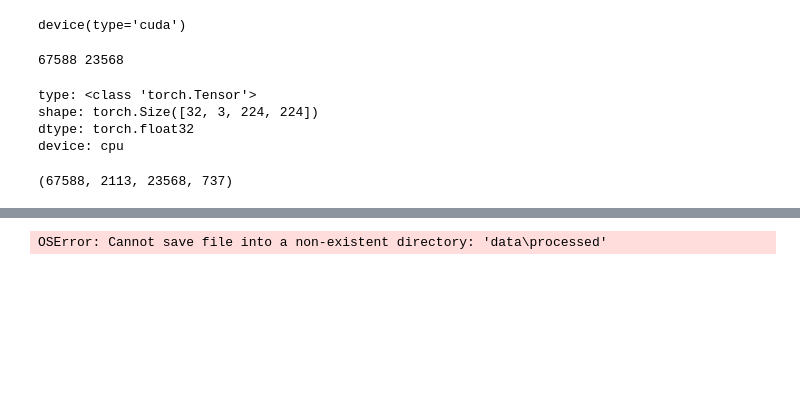
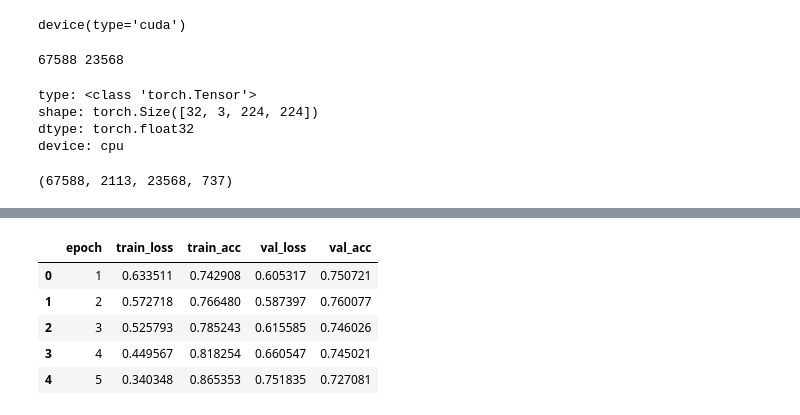
Before and after one commit to cheaheekyung/scalp-vision-agent, a Jupyter notebook: notebooks/01_cnn_baseline.ipynb, the cells around one changed output, grey strips where cells are left out. Saved outputs shown, nothing was run; the diff lists cells and outputs as text; code cells hidden in the pictures; blank space fills up the shorter version.

```diff
--- a/notebooks/01_cnn_baseline.ipynb
+++ b/notebooks/01_cnn_baseline.ipynb
@@ -152,18 +186,23 @@ FileNotFoundError: [Errno 2] No such file or directory: 'docs/baseline_loss_curv
 # %%
 import pandas as pd
 
 df_hist = pd.DataFrame({
     "epoch": list(epochs),
     "train_loss": history["train_loss"],
     "train_acc":  history["train_acc"],
     "val_loss":   history["val_loss"],
     "val_acc":    history["val_acc"],
 })
 
-df_hist.to_csv("data/processed/baseline_history.csv", index=False)
+df_hist.to_csv("../data/processed/baseline_history.csv", index=False)
 df_hist.head()
 # %% [output]
-OSError: Cannot save file into a non-existent directory: 'data\processed'
+|  | epoch | train_loss | train_acc | val_loss | val_acc |
+| 0 | 1 | 0.633511 | 0.742908 | 0.605317 | 0.750721 |
+| 1 | 2 | 0.572718 | 0.766480 | 0.587397 | 0.760077 |
+| 2 | 3 | 0.525793 | 0.785243 | 0.615585 | 0.746026 |
+| 3 | 4 | 0.449567 | 0.818254 | 0.660547 | 0.745021 |
+| 4 | 5 | 0.340348 | 0.865353 | 0.751835 | 0.727081 |
 # %%
 # 모델 가중치 저장 (baseline 버전)
 torch.save(
```
Also changed, not shown: parts of 3 cells of this notebook.
